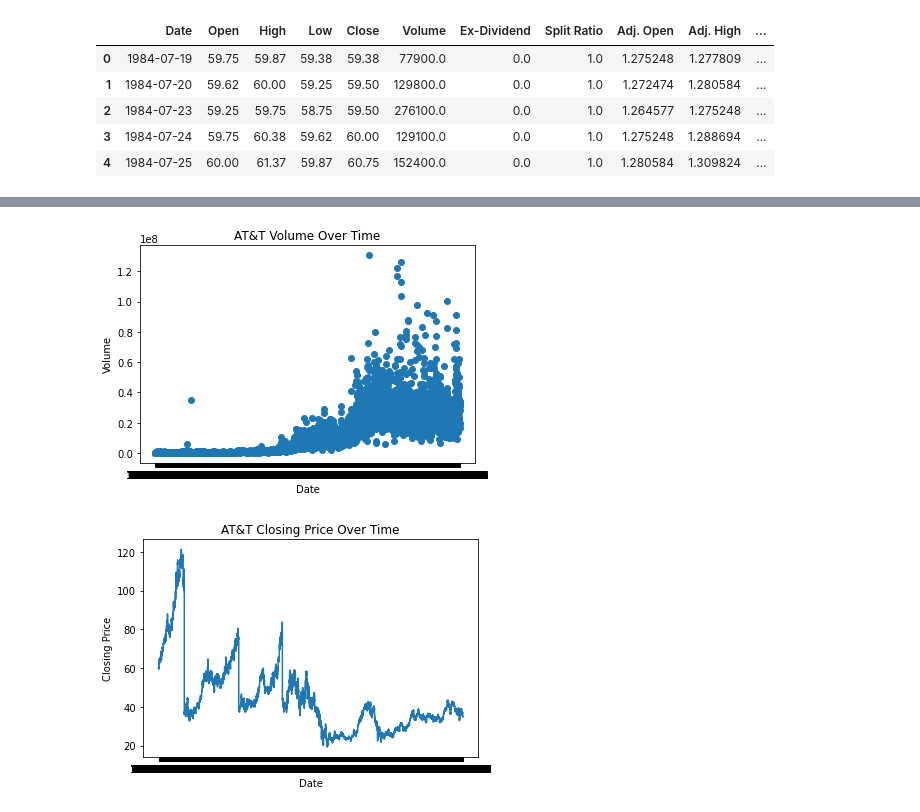
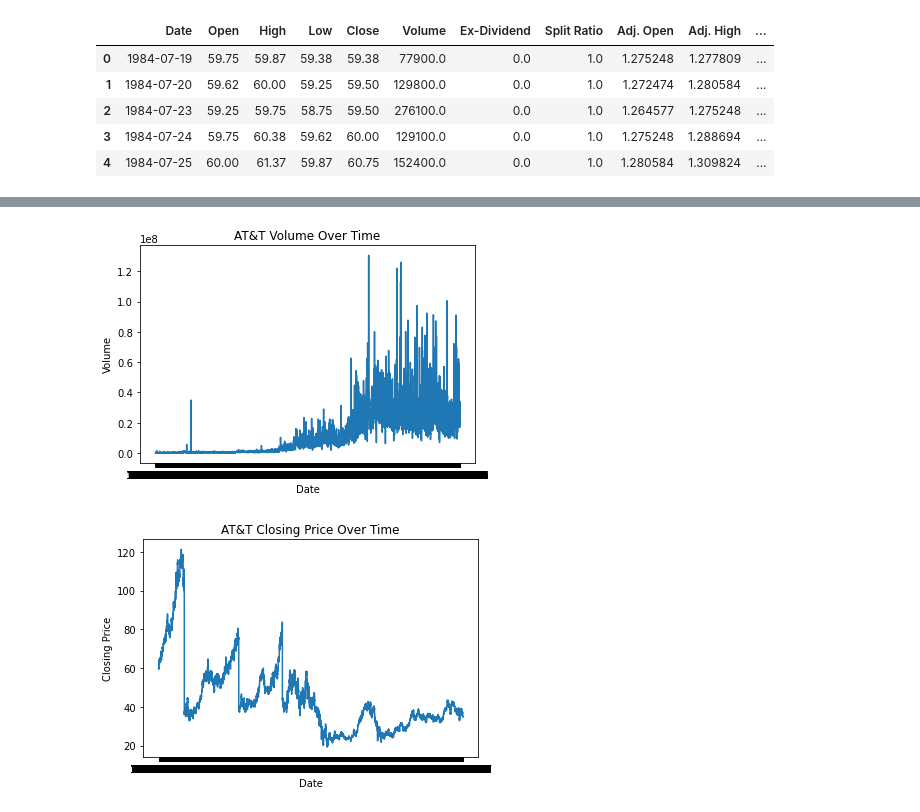
Before and after one commit to mssubaiti/Project1_Group1, a Jupyter notebook: nasdaq.ipynb, the cells around one changed output, grey strips where cells are left out. Saved outputs shown, nothing was run; the diff lists cells and outputs as text; code cells hidden in the pictures.

```diff
--- a/nasdaq.ipynb
+++ b/nasdaq.ipynb
@@ -70,3 +70,3 @@ def splitDates(df):
 # %%
-# att_data = splitDates(att_data)
-# att_data
+att_data = splitDates(att_data)
+att_data
@@ -73,11 +87,11 @@ def splitDates(df):
 # %%
-plt.scatter(att_data["Date"], att_data['Volume'])
+plt.plot(att_data["Date"], att_data['Volume'])
 plt.title("AT&T Volume Over Time")
 plt.xlabel("Date")
 plt.ylabel("Volume")
 plt.show()
 # %% [output]
-[figure, old version]
+[figure, new version]
 # %%
 plt.plot(att_data["Date"], att_data['Close'])
 plt.title("AT&T Closing Price Over Time")
```
Also changed, not shown: parts of 3 cells of this notebook.
